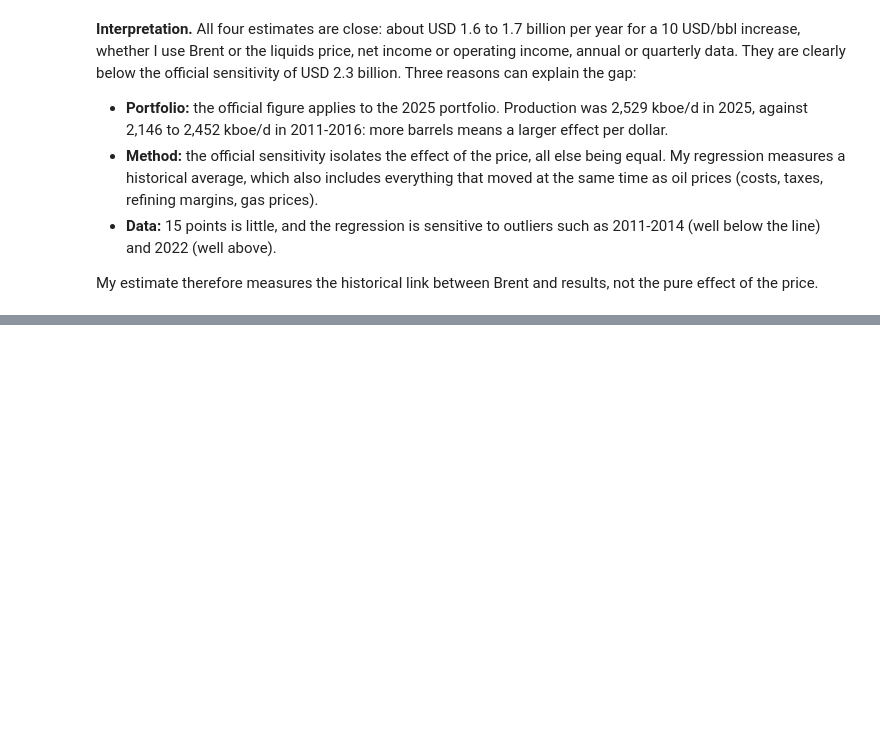
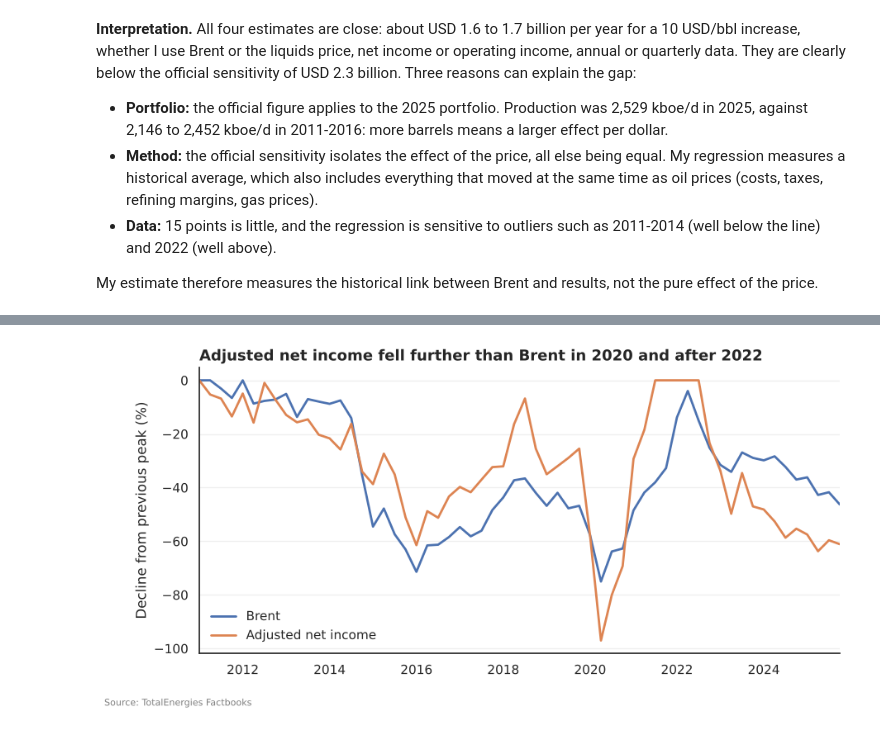
Before and after one commit to Mouabd19/TotalEnergies-Oil-Price-Analysis, a Jupyter notebook: notebooks/01_totalenergies_analysis.ipynb, the cells around one changed output, grey strips where cells are left out. Cells and saved outputs as stored; diff of their text form; code cells hidden in the pictures; blank space fills up the shorter version.

```diff
--- a/notebooks/01_totalenergies_analysis.ipynb
+++ b/notebooks/01_totalenergies_analysis.ipynb
@@ -357,0 +366,16 @@ My estimate therefore measures the historical link between Brent and results, no
+# %%
+q = quarterly.sort_values("quarter_end_date").set_index("quarter_end_date")
+
+decline = pd.DataFrame({
+    "Brent": q["brent_avg_usd_per_bbl"] / q["brent_avg_usd_per_bbl"].cummax() - 1,
+    "Adjusted net income": q["adjusted_net_income_musd"] / q["adjusted_net_income_musd"].cummax() - 1,
+}) * 100
+
+fig, ax = plt.subplots()
+decline.plot(ax=ax, color=[BLUE, ORANGE], linewidth=2)
+format_axes(ax, "Adjusted net income fell further than Brent in 2020 and after 2022",
+            "", "Decline from previous peak (%)")
+ax.legend(frameon=False)
+plt.show()
+# %% [output]
+[figure, added]
```
Also changed, not shown: parts of 5 cells of this notebook.
